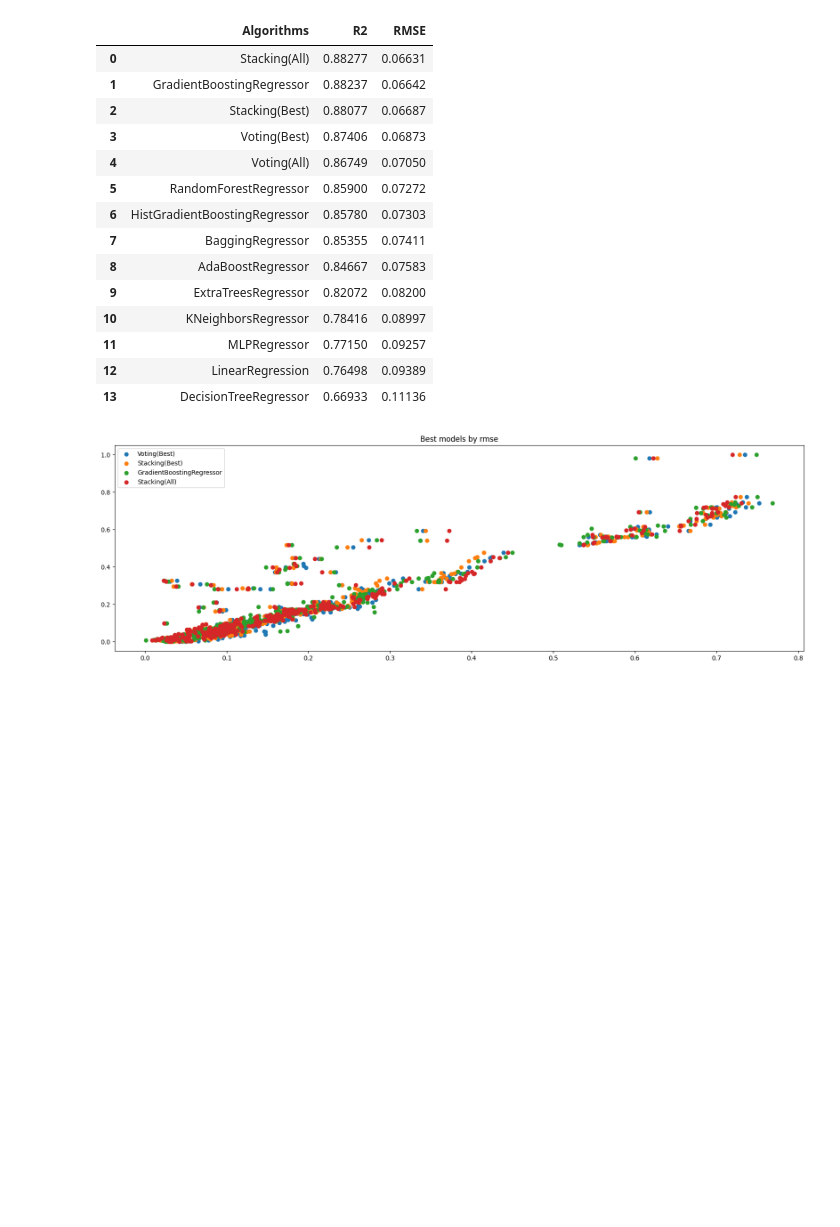
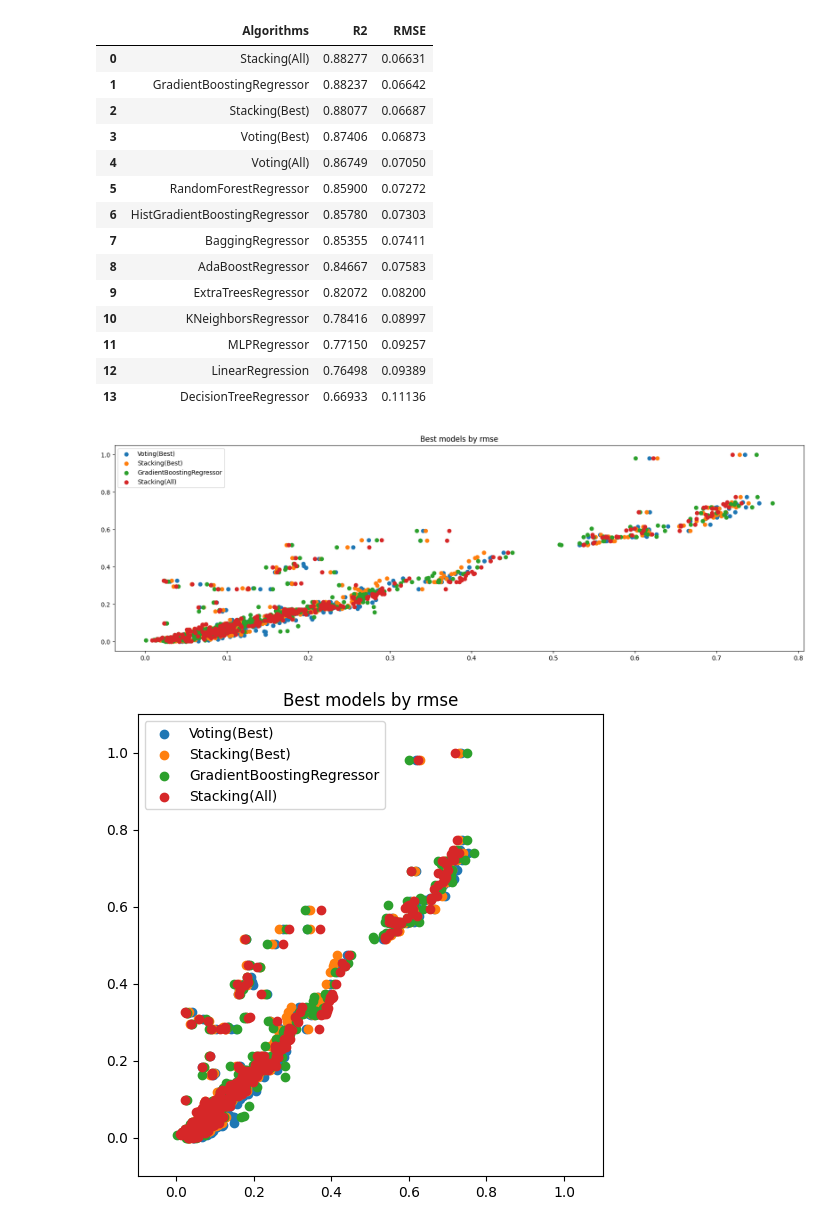
Before and after one commit to dherrerambo/analisis-de-datos-avanzados, a Jupyter notebook: Clase 8 - Ensamble Models/Tarea8.ipynb, the cells around one changed output. Saved outputs shown, nothing was run; the diff lists cells and outputs as text; code cells hidden in the pictures; blank space fills up the shorter version.

```diff
--- a/Clase 8 - Ensamble Models/Tarea8.ipynb
+++ b/Clase 8 - Ensamble Models/Tarea8.ipynb
@@ -467,3 +467,18 @@ plt.title("Best models by rmse")
 plt.show()
 # %% [output]
 [figure]
+# %%
+plt.figure(figsize=(6,6))
+
+list_2_plot = list(res["Algorithms"][:4])
+list_2_plot.reverse()
+
+for k,y_pred in dict((k,regressors_models[k]['y_pred']) for k in list_2_plot).items():
+    plt.scatter(y_pred, y_test, label=k)
+    plt.legend()
+plt.title("Best models by rmse")
+plt.xlim(-0.1,1.1)
+plt.ylim(-0.1,1.1)
+plt.show()
+# %% [output]
+[figure, added]
```
Also changed, not shown: parts of 3 cells of this notebook, 2 other files.
